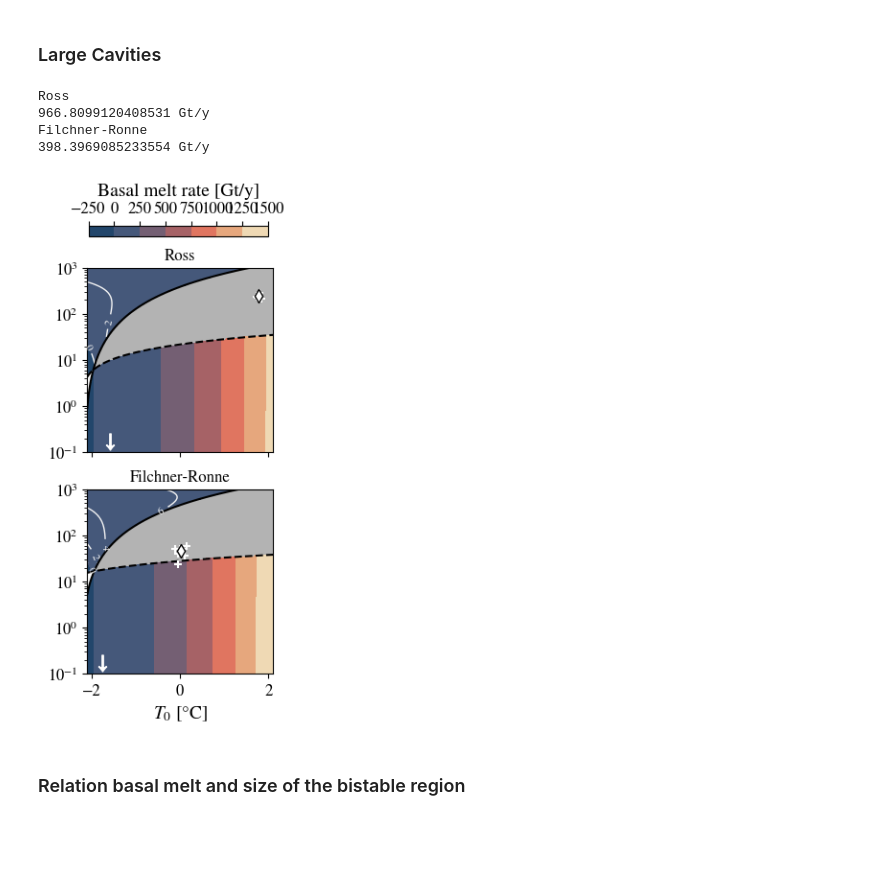
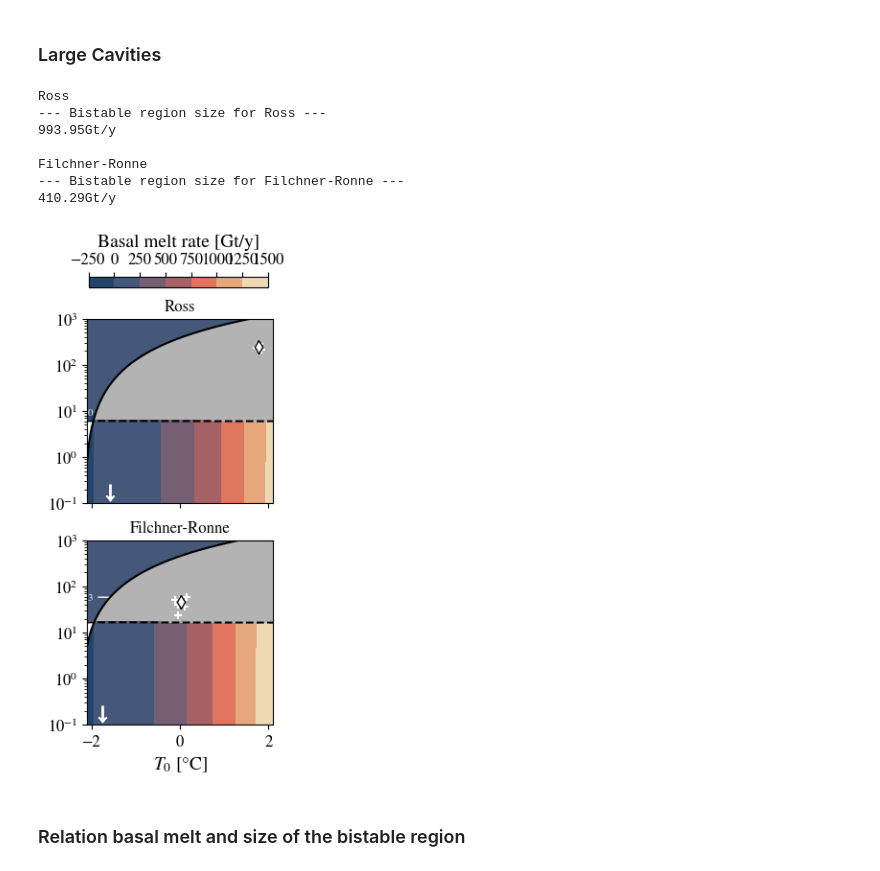
Before and after one commit to lsaddier/Low-Dimensionnal-Model-2025, a Jupyter notebook: Figure3.ipynb, the cells around one changed output. Drawn from its saved outputs; the diff is of its cells as text; code cells hidden in the pictures; blank space fills up the shorter version.

```diff
--- a/Figure3.ipynb
+++ b/Figure3.ipynb
@@ -105,19 +107,22 @@ def bistable_size(bistable,T0_list,T0_ref,Ap_list):
 import imp
 imp.reload(fbm)
 
-def solver(guess, guess_0, args, incr_max, sigma, stability, melt_list, m, n):
+def solver(func, guess, guess_0, args, incr_max, sigma, stability, melt_list, sign, m, n):
 
-    nbox,C,gammaT,Ac,Omega_ref,T0,S0_ref,Ap,kappa,g,frac,depth, C2, T_surf_ref, S_surf_ref, mode = args
+    nbox,C,gammaT,Ac,Omega_ref,T0,S0_ref,Ap,kappa,g,frac,depth, C2, T_surf_ref, S_surf_ref, r, mode = args
 
-    X, info, ier, msg = fsolve(fbm.BoxModel, guess, args=args, full_output=True)
+    X, info, ier, msg = fsolve(func, guess, args=args, full_output=True)
 
     if ier != 1: #management of non convergence cases
         incr = 0
         while ier != 1 or X[3]<30 or X[1]<30:
-            X, info, ier, msg = fsolve(fbm.BoxModel, np.random.normal(guess,0.15), args=args, full_output=True)
+            X, info, ier, msg = fsolve(func, np.random.normal(guess,0.15), args=args, full_output=True)
             incr += 1
             if incr == incr_max:
-                print('no conv', mode,m,n)
+                print('Convergence failed',
+                       mode,
+                       'Sigma = '+str(np.round(rho_i*Ap*Omega_ref/1e12*365.25*24*3600,2))+' Gt/y',
+                         'T0 = '+str(np.round(T0,2))+ ' °C')
                 break
     # update initial guess
     if ier == 1:
@@ -131,8 +136,9 @@ def solver(guess, guess_0, args, incr_max, sigma, stability, melt_list, m, n):
         guess_0_next = guess_0
 
     if ier==1:
-        sigma[m,n] = fbm.compute_Sigma(X)
-        stability[m,n] = fbm.compute_Sigma(X)<0
+        Tp, Td, Sp, Sd = X
+        sigma[m,n] = fbm.compute_rhod_rho0(Td,Sd,T0,S0_ref)
+        stability[m,n] = sigma[m,n]*sign>0
         if stability[m,n]:
             T,S,melt,q = fbm.PICO(X[1],X[3], nbox, C, gammaT, Ac, frac, depth)
             melt_list[m,n] = fbm.compute_m_avg(melt,frac,nbox)
@@ -144,9 +150,12 @@ def solver(guess, guess_0, args, incr_max, sigma, stability, melt_list, m, n):
 
     return guess_next, guess_0_next
 
+
+
+
 def plot_column():
 
-    Npoint = 70 #Number of points in the figures (total is Npoint**2)
+    Npoint = 120 #Number of points in the figures (total is Npoint**2)
 
     #WDW temperature
     T0_list = np.linspace(-2.1,2.1,Npoint) # For the x-axis
@@ -178,7 +187,7 @@ def plot_column():
         S0_ref = np.mean(inputs.S0.sel(Nisf=index).values)
 
         # initial guess for the steady stae of the system
-        guess_conv_0 = np.array([0,0,35.5,35.5])
+        guess_conv_0 = np.array([-1.8,-1.5,34.3,35.5])
         guess_diff_0 = np.array([0,0,35.5,35.5])
 
         for n, T0 in enumerate(T0_list):
@@ -189,12 +198,12 @@ def plot_column():
             for m, Ap in enumerate(Ap_list):
 
                 # Solve for diffusive case
-                args = (nbox,C,gammaT,Ac,Omega_ref,T0,S0_ref,Ap,kappa_diff,g,frac,depth, C2, T_surf_ref, S_surf_ref, 'diff')
-                guess_diff, guess_diff_0 = solver(guess_diff, guess_diff_0, args, 200, sigma_d, stability_d, melt_d, m, n)
+                args = (nbox,C,gammaT,Ac,Omega_ref,T0,S0_ref,Ap,kappa_diff,g,frac,depth, C2, T_surf_ref, S_surf_ref, r, 'diff')
+                guess_diff, guess_diff_0 = solver(fbm.BoxModel, guess_diff, guess_diff_0, args, 200, sigma_d, stability_d, melt_d, -1, m, n)
 
                 # Solve for diffusive case
-                args = (nbox,C,gammaT,Ac,Omega_ref,T0,S0_ref,Ap,kappa_conv,g,frac,depth, C2, T_surf_ref, S_surf_ref, 'conv')
-                guess_diff, guess_diff_0 = solver(guess_conv, guess_conv_0, args, 200, sigma_c, stability_c, melt_c, m, n)
+                args = (nbox,C,gammaT,Ac,Omega_ref,T0,S0_ref,Ap,kappa_conv,g,frac,depth, C2, T_surf_ref, S_surf_ref, r, 'conv')
+                guess_conv, guess_conv_0 = solver(fbm.BoxModel, guess_conv, guess_conv_0, args, 200, sigma_c, stability_c, melt_c, 1, m, n)
 
 
         # show monostable and bistable cases
@@ -229,7 +238,7 @@ def plot_column():
 
         ax[k].set_ylim((1e-1,1e3)) # same y-axis
 
-        # Want to print y label?
+        # Plot y label
         if print_ylabel:
             ax[k].set_ylabel("Sea-ice prod. "+r'$\Sigma$'+' '+r'$\mathrm{[Gt/y]}$')
 
@@ -247,7 +256,10 @@ def plot_column():
 
         # compute the bistable region size
         Apbmin, Apbmax, delta_Ap = bistable_size(bistable_zone,T0_list,np.mean(T0_series),Ap_list)
-        print(delta_Ap*rho_i*Omega_ref*24*3600*365.25/1e12,'Gt/y')
+        print('--- Bistable region size for '+name+' ---')
+        print(str(np.round(delta_Ap*rho_i*Omega_ref*24*3600*365.25/1e12,2))+'Gt/y')
+        print(' ')
+
         delta_bistable[index] = delta_Ap*rho_i*Omega_ref*24*3600*365.25/1e12
 
         # putting label on convective basal loss contour (here because of a matplotlib whim)
@@ -263,6 +275,8 @@ def plot_column():
     # Move ticks and label to the top
     cbar.ax.xaxis.set_ticks_position('top')
     cbar.ax.xaxis.set_label_position('top')
+
+    return melt_d, melt_c, sigma_d, sigma_c
 # %% [markdown]
 ## Plots Figure 3
 # %% [markdown]
@@ -348,30 +371,33 @@ no conv, diff 0 1
 # %%
 np.random.seed(28) # this random see works well
 
 index_list = [10,11]
 name_list = ['Ross','Filchner-Ronne']
 T0_PICO = [-1.58,-1.76] #PICO temperature forcing
 kmax = 2-1
 vmax = 1500 #Gt/y
-levels_c = np.arange(0,20,2)
+levels_c = np.arange(0,20,3)
 levels_d = np.arange(-250,1501,250)
 height_cbar = 0.01*2
 bottom_cbar = 0.94
 
 print_ylabel = False
 
 fig, ax = plt.subplots(2,1,figsize=(2.5,5.5),sharex=True, sharey=True,)
 
 plot_column()
 
 plt.savefig('Figures/Figure3/Figure3_large.pdf',format="pdf", bbox_inches = 'tight')
 plt.show()
 # %% [output]
 Ross
-966.8099120408531 Gt/y
+--- Bistable region size for Ross ---
+993.95Gt/y
+
 Filchner-Ronne
-398.3969085233554 Gt/y
+--- Bistable region size for Filchner-Ronne ---
+410.29Gt/y
-[figure, old version]
+[figure, new version]
 # %% [markdown]
 ### Relation basal melt and size of the bistable region
 # %%
```
Also changed, not shown: parts of 5 cells of this notebook, 7 other files.
